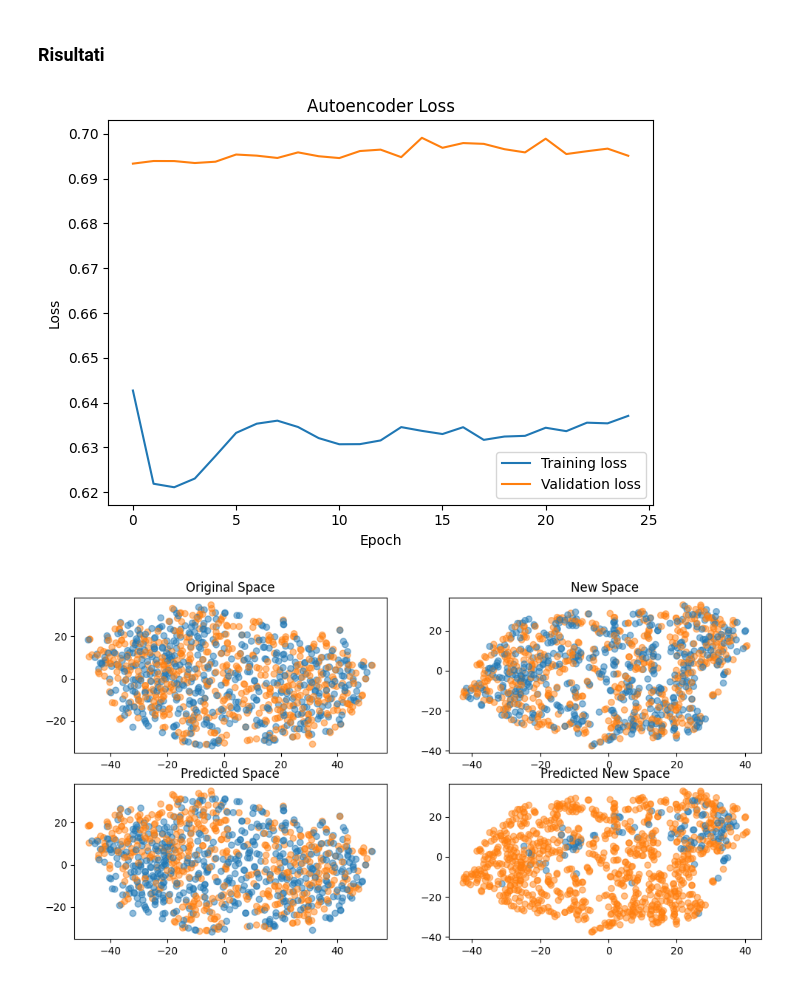
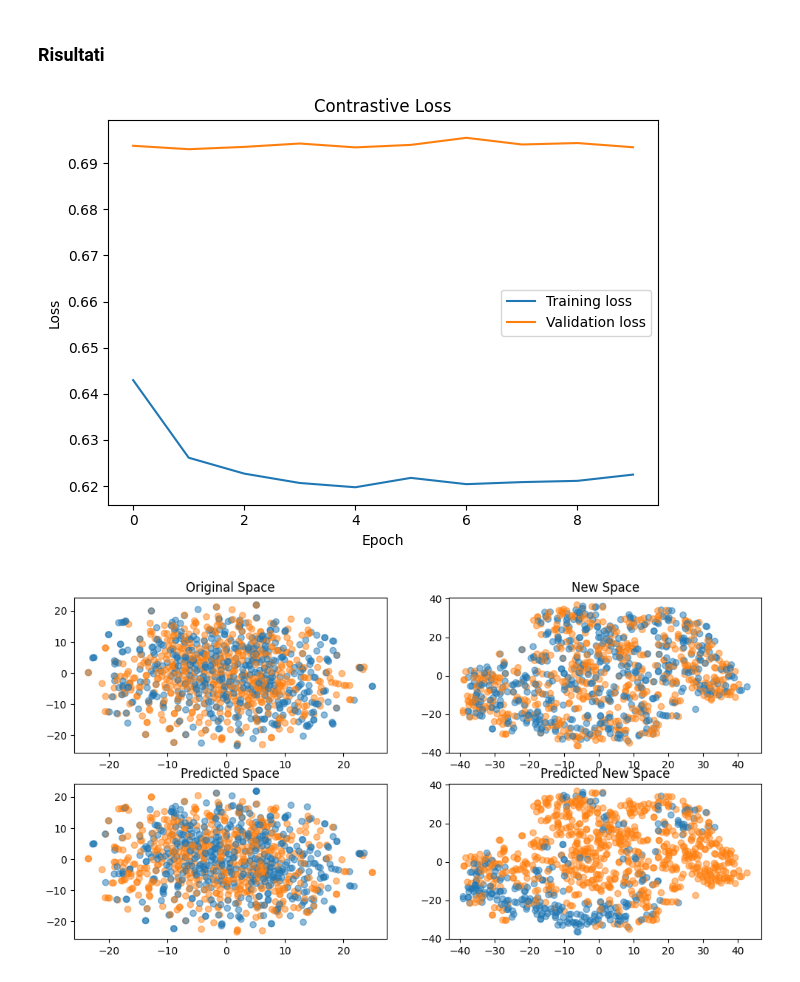
Before and after one commit to Berack96/upo-AIContrastive, a Jupyter notebook: src/training_contrastive.ipynb, the cells around one changed output. Drawn from its saved outputs; the diff is of its cells as text; code cells hidden in the pictures.

Commit message:
Used VAE for training all the other models

```diff
--- a/src/training_contrastive.ipynb
+++ b/src/training_contrastive.ipynb
@@ -14,15 +14,30 @@ In questa prima parte vengono importati le varie librerie usate e vengono create
 # %%
 import numpy as np
 import matplotlib.pyplot as plt
-from keras import layers, models, callbacks, optimizers, ops, backend
+from keras import layers, models, callbacks, ops, backend, random, saving
 from sklearn.metrics import ConfusionMatrixDisplay, balanced_accuracy_score, f1_score
 
 dataset_path = '../datasets/covid_cxr_cache.npy'
 model_save_path = '../models/siamese.keras'
 classifier_path = '../models/classifier.keras'
-autoencoder_path = '../models/autoencoder.keras'
+encoder_path = '../models/autoencoder_vae_encoder.keras'
 
-epochs = 25
+temperature = 1
+epochs = 10
 batch = 32
+
+# if it is using the vae
+@saving.register_keras_serializable()
+class Sampling(layers.Layer):
+    def __init__(self, **kwargs):
+        super().__init__(**kwargs)
+        self.seed_generator = random.SeedGenerator(1337)
+
+    def call(self, inputs):
+        z_mean, z_log_var = inputs
+        batch = ops.shape(z_mean)[0]
+        dim = ops.shape(z_mean)[1]
+        epsilon = random.normal(shape=(batch, dim), seed=self.seed_generator)
+        return z_mean + ops.exp(0.5 * z_log_var) * epsilon
 # %% [markdown]
 Qui prendiamo tutti i dati necessari per la creazione del dataset
@@ -37,6 +44,12 @@ Qui modifichiamo i dati tramite l'autoencoder
 # %%
-autoencoder = models.load_model(autoencoder_path)
-encoder = autoencoder.get_layer('encoder')
+dataset = np.load(dataset_path, allow_pickle=True).item()
+
+(x_train, y_train) = dataset['train']
+(x_val, y_val) = dataset['val']
+(x_test, y_test) = dataset['test']
+
+encoder = models.load_model(encoder_path)
+latent_space = encoder.output_shape[1]
 
 def data_generator(x, batch_size):
     indices = np.arange(len(x))
@@ -51,4 +64,10 @@ batch_pred = 32
 x_train_enc = encoder.predict(data_generator(x_train, batch_pred), steps=len(x_train) // batch_pred + 1)
 x_val_enc = encoder.predict(data_generator(x_val, batch_pred), steps=len(x_val) // batch_pred + 1)
 x_test_enc = encoder.predict(data_generator(x_test, batch_pred), steps=len(x_test) // batch_pred + 1)
+
+if encoder_path.find('vae') != -1:
+    x_train_enc = x_train_enc[0]
+    x_val_enc = x_val_enc[0]
+    x_test_enc = x_test_enc[0]
+    latent_space = latent_space[1]
 # %% [output]
@@ -163,8 +179,6 @@ Il blocco di codice sottostante definisce un modello siamese che utilizza la los
 Il modello contrastivo è un semplice modello con pochi layer densi che produce un output scalare con attivazione sigmoid, rappresentando la probabilità che due input appartengano alla stessa classe.\
 Il modello siamese utilizza due torri identiche del modello contrastivo per calcolare la distanza tra due rappresentazioni latenti, utilizzando una funzione Lambda personalizzata per calcolare la distanza.
 # %%
-latent_space = encoder.output_shape[1]
-
 correction_in = layers.Input(shape=(latent_space,))
 x = layers.BatchNormalization()(correction_in)
 x = layers.Dense(latent_space)(x)
@@ -187,7 +201,7 @@ x = layers.Lambda(distance, output_shape=(1,))([siamese_tower_1, siamese_tower_2
 x = layers.BatchNormalization()(x)
 siamese_out = layers.Dense(1, activation="sigmoid")(x)
 siamese = models.Model([siamese_in_1, siamese_in_2], siamese_out, name='siamese')
-siamese.compile(optimizer=optimizers.RMSprop(), loss=loss(), metrics=['accuracy'])
+siamese.compile(optimizer='adam', loss=loss(1.0, temperature), metrics=['accuracy', None])
 siamese.summary()
 # %% [output]
 Model: "siamese"
@@ -242,15 +259,15 @@ Epoch 25/25
 # %%
 plt.figure(figsize=None)
 plt.plot(history.history['loss'], label='Training loss')
 plt.plot(history.history['val_loss'], label='Validation loss')
-plt.title(f'Autoencoder Loss')
+plt.title(f'Contrastive Loss')
 plt.xlabel('Epoch')
 plt.ylabel('Loss')
 plt.legend()
 plt.tight_layout()
 plt.show()
 # %% [output]
-[figure, old version]
+[figure, new version]
 # %%
 from sklearn.manifold import TSNE as dim_reduction
 #from sklearn.decomposition import PCA as dim_reduction
@@ -288,7 +305,7 @@ for i, (h, colors, title) in enumerate(spaces):
     plt.title(title)
 plt.show()
 # %% [output]
-[figure, old version]
+[figure, new version]
 # %%
 all_datasets = []
 all_datasets.append([
```
Also changed, not shown: parts of 8 cells of this notebook, 1 other file.
